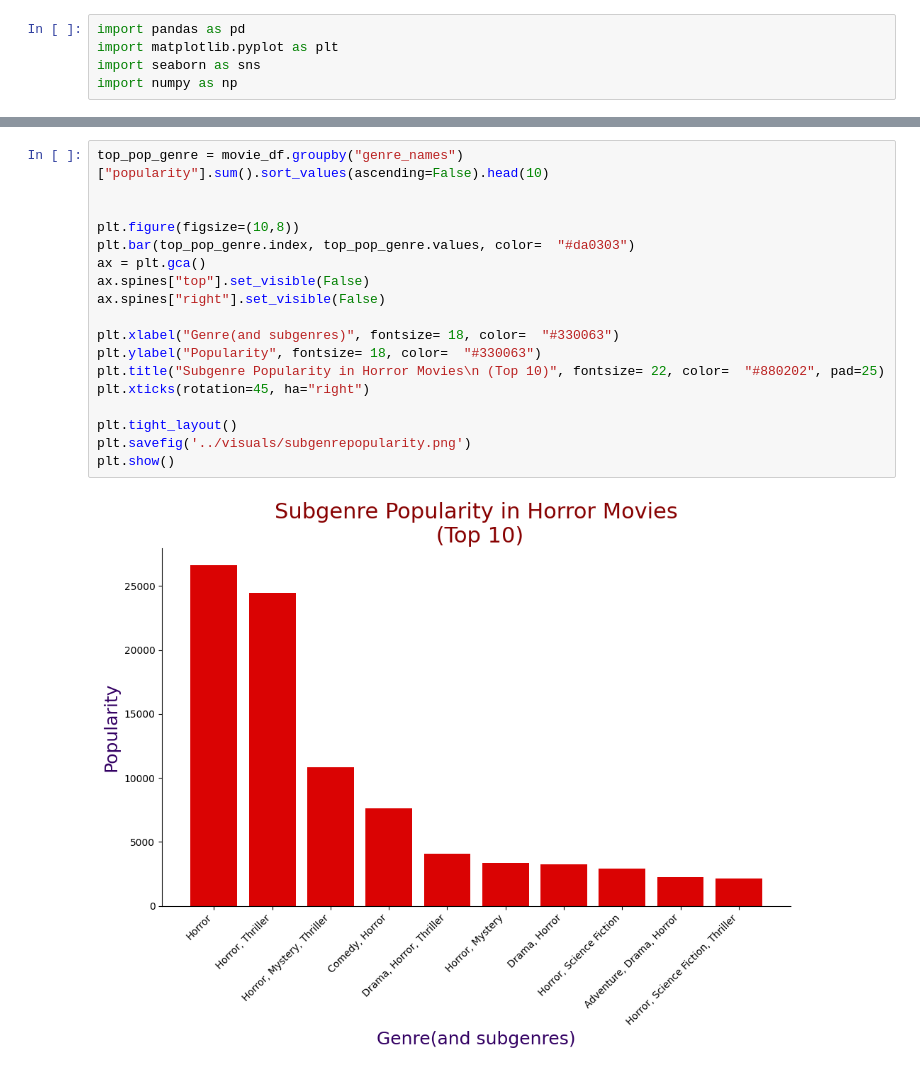
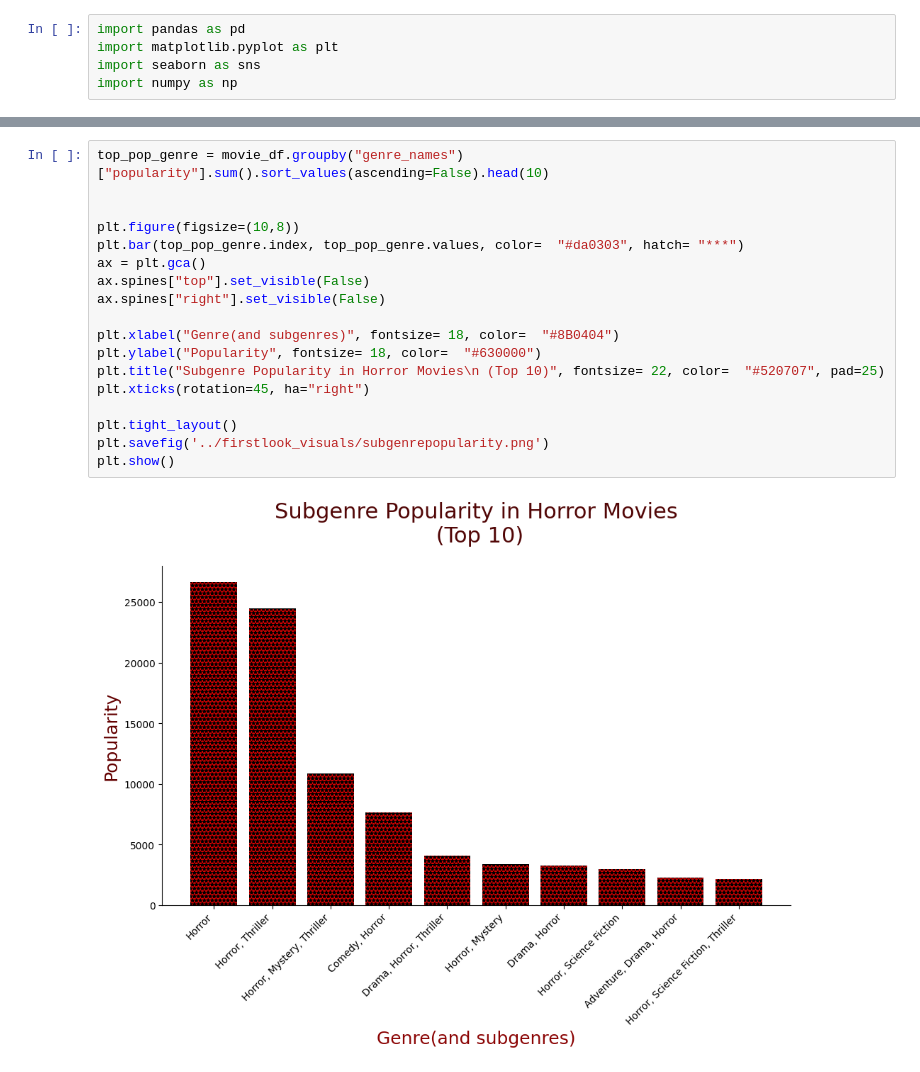
Before and after one commit to JessicaLindsey5514/HorrorMovieAnalysis, a Jupyter notebook: notebooks/firstlook_visuals.ipynb, the cells around one changed output, grey strips where cells are left out. Drawn from its saved outputs; the diff is of its cells as text.

```diff
--- a/notebooks/firstlook_visuals.ipynb
+++ b/notebooks/firstlook_visuals.ipynb
@@ -33,23 +36,23 @@ memory usage: 3.8 MB
 # %%
 top_pop_genre = movie_df.groupby("genre_names")["popularity"].sum().sort_values(ascending=False).head(10)
 
 
 plt.figure(figsize=(10,8))
-plt.bar(top_pop_genre.index, top_pop_genre.values, color=  "#da0303")
+plt.bar(top_pop_genre.index, top_pop_genre.values, color=  "#da0303", hatch= "***")
 ax = plt.gca()
 ax.spines["top"].set_visible(False)
 ax.spines["right"].set_visible(False)
 
-plt.xlabel("Genre(and subgenres)", fontsize= 18, color=  "#330063")
-plt.ylabel("Popularity", fontsize= 18, color=  "#330063")
-plt.title("Subgenre Popularity in Horror Movies\n (Top 10)", fontsize= 22, color=  "#880202", pad=25)
+plt.xlabel("Genre(and subgenres)", fontsize= 18, color=  "#8B0404")
+plt.ylabel("Popularity", fontsize= 18, color=  "#630000")
+plt.title("Subgenre Popularity in Horror Movies\n (Top 10)", fontsize= 22, color=  "#520707", pad=25)
 plt.xticks(rotation=45, ha="right")
 
 plt.tight_layout()
-plt.savefig('../visuals/subgenrepopularity.png')
+plt.savefig('../firstlook_visuals/subgenrepopularity.png')
 plt.show()
 # %% [output]
-[figure, old version]
+[figure, new version]
 # %%
 top_rev_genre = movie_df.groupby("genre_names")["revenue"].sum().sort_values(ascending=False).head(10)
 
```
Also changed, not shown: parts of 12 cells of this notebook, 33 other files.
